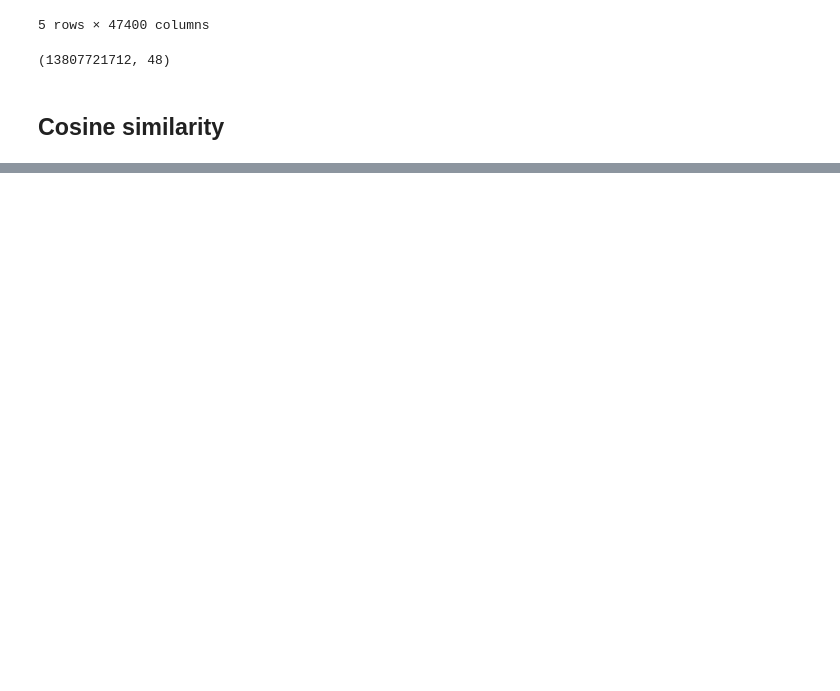
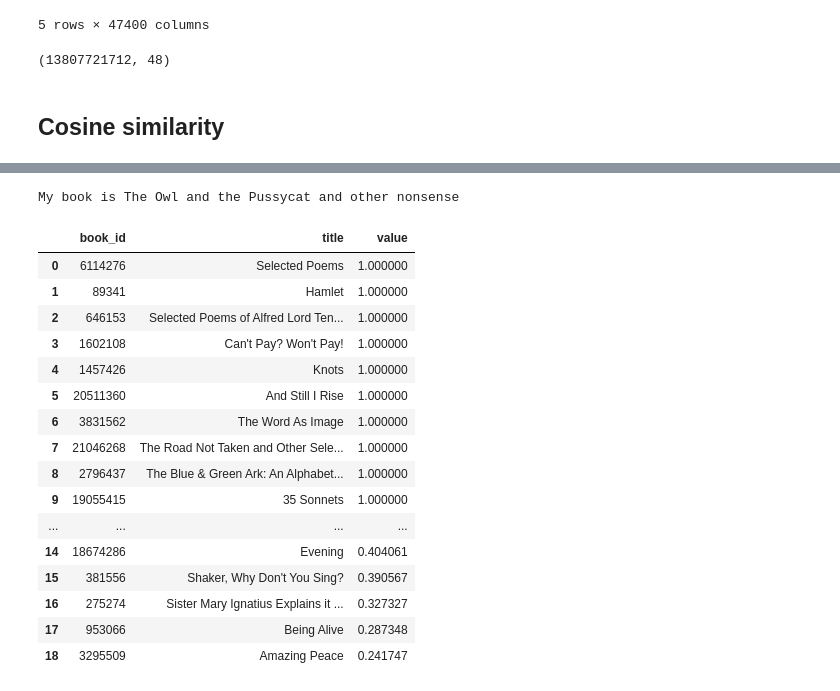
Before and after one commit to ninamamaeva/recommendation_engine, a Jupyter notebook: Untitled.ipynb, the cells around one changed output, grey strips where cells are left out. Drawn from its saved outputs; the diff is of its cells as text; code cells hidden in the pictures; blank space fills up the shorter version.

Commit message:
Update Untitled.ipynb
add lookup func

```diff
--- a/Untitled.ipynb
+++ b/Untitled.ipynb
@@ -75,0 +158,51 @@ sys.getsizeof(data), sys.getsizeof(sparse_data)
+# %%
+def lookup(book_title, df):
+    if poetry_1['title'].str.contains(book_title).any():
+        found_book = poetry_1[poetry_1['title'].str.contains(book_title)]
+        found_book_id = found_book['book_id'].iloc[0]
+        found_book_title = found_book['title'].iloc[0]
+
+        print(f"My book is {found_book_title}")
+
+        matched_books = []
+        recs = rec_df[found_book_id].sort_values(ascending = False).head(20)
+
+        for i, v in recs.items():
+            if i != found_book_id:
+                match_book = poetry_1[poetry_1['book_id'] == i]
+                match_book_title = match_book['title'].iloc[0]
+
+                matched_books.append({
+                    'book_id': i,
+                    'title': match_book_title,
+                    'value': v
+                })
+
+        matches_df = pd.DataFrame(matched_books)
+        return matches_df
+
+
+    else:
+        return False
+
+f = lookup('other nonsense', rec_df)
+f.head(20)
+# %% [output]
+My book is The Owl and the Pussycat and other nonsense
+|  | book_id | title | value |
+| 0 | 6114276 | Selected Poems | 1.000000 |
+| 1 | 89341 | Hamlet | 1.000000 |
+| 2 | 646153 | Selected Poems of Alfred Lord Ten... | 1.000000 |
+| 3 | 1602108 | Can't Pay? Won't Pay! | 1.000000 |
+| 4 | 1457426 | Knots | 1.000000 |
+| 5 | 20511360 | And Still I Rise | 1.000000 |
+| 6 | 3831562 | The Word As Image | 1.000000 |
+| 7 | 21046268 | The Road Not Taken and Other Sele... | 1.000000 |
+| 8 | 2796437 | The Blue & Green Ark: An Alphabet... | 1.000000 |
+| 9 | 19055415 | 35 Sonnets | 1.000000 |
+| ... | ... | ... | ... |
+| 14 | 18674286 | Evening | 0.404061 |
+| 15 | 381556 | Shaker, Why Don't You Sing? | 0.390567 |
+| 16 | 275274 | Sister Mary Ignatius Explains it ... | 0.327327 |
+| 17 | 953066 | Being Alive | 0.287348 |
+| 18 | 3295509 | Amazing Peace | 0.241747 |
```
Also changed, not shown: parts of 8 cells of this notebook.
